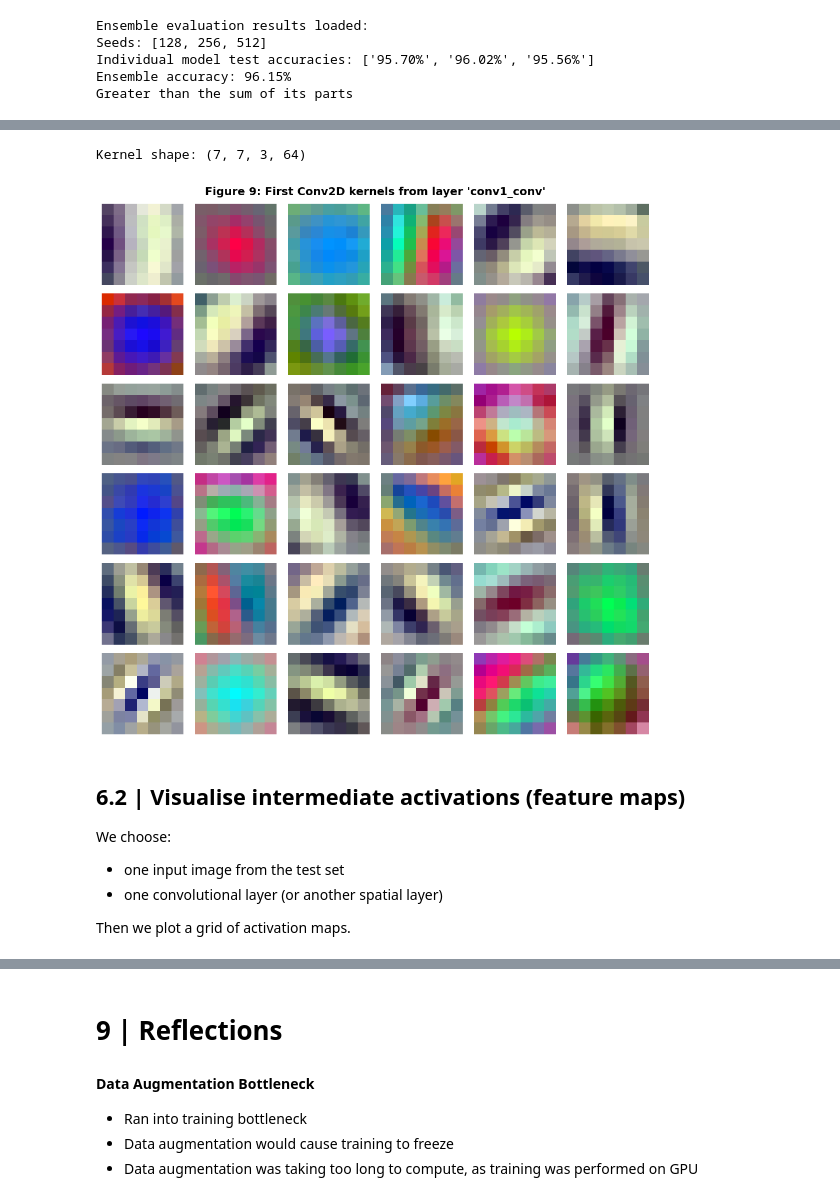
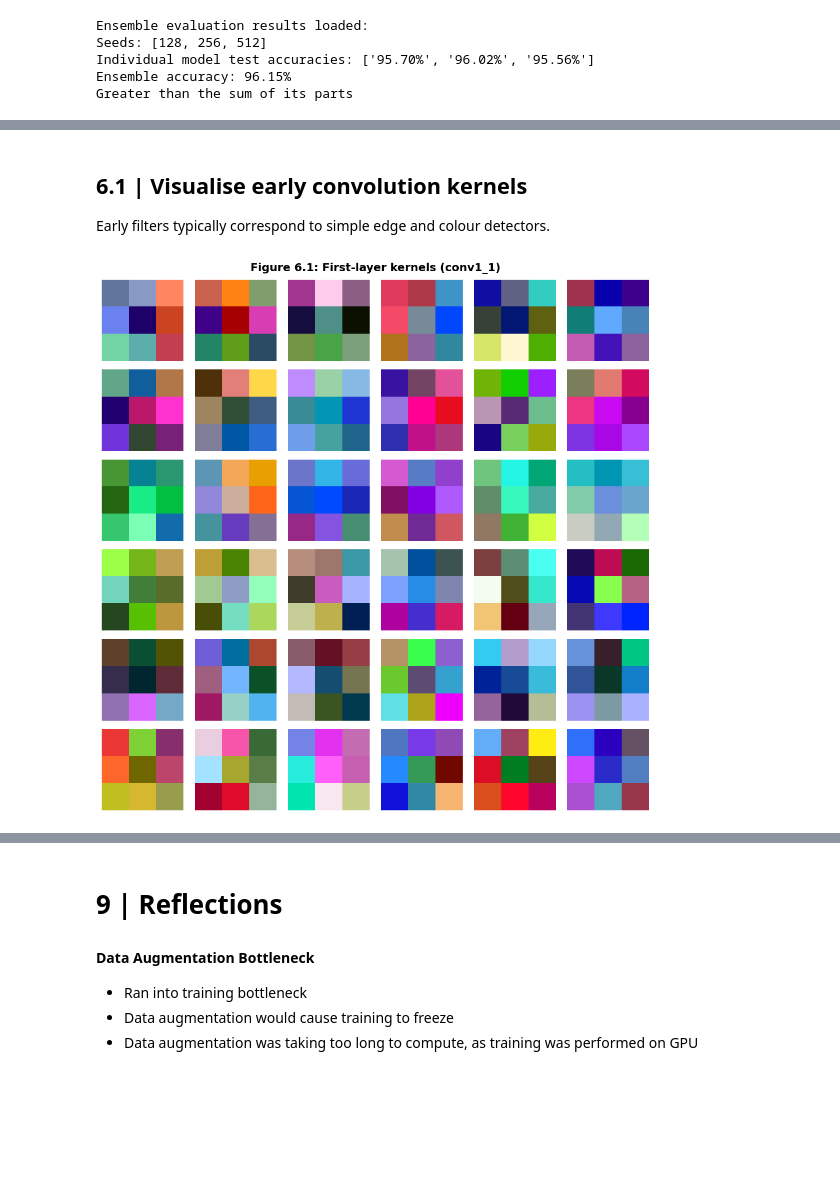
Before and after one commit to peaceman-per/S3-Neural-Networks-Coursework-2, a Jupyter notebook: CIFAR10_Neural_Networks_Coursework.ipynb, the cells around one changed output, grey strips where cells are left out. Drawn from its saved outputs; the diff is of its cells as text; code cells hidden in the pictures; blank space fills up the shorter version.

```diff
--- a/CIFAR10_Neural_Networks_Coursework.ipynb
+++ b/CIFAR10_Neural_Networks_Coursework.ipynb
@@ -2248,0 +2208,13 @@ We find the first Conv2D layer and plot a grid of its kernels.
+# %%
+Model_Path = 'saved_models/augmented_model_batch_1024.keras'
+viz_model = keras.models.load_model(
+    Model_Path,
+    custom_objects={"RandomAffineIDGLike": RandomAffineIDGLike},
+    compile=False,   # recommended for viz-only
+    safe_mode=False  # sometimes needed with custom objects
+)
+
+# Build/call once so model.output exists
+_ = viz_model.predict(X_test[:1].astype("float32"), verbose=0)
+
+viz_model.summary()
@@ -2249,66 +2243,50 @@ We find the first Conv2D layer and plot a grid of its kernels.
+# %% [markdown]
+## 6.1 | Visualise early convolution kernels
+
+Early filters typically correspond to simple edge and colour detectors.
 # %%
-def find_first_conv2d_layer(model):
-    for layer in model.layers:
-        if isinstance(layer, layers.Conv2D):
-            return layer
-        # also search inside nested models (common in transfer learning)
-        if isinstance(layer, keras.Model):
-            inner = find_first_conv2d_layer(layer)
-            if inner is not None:
-                return inner
+def find_first_conv2d(model):
+    for l in model.layers:
+        if isinstance(l, layers.Conv2D):
+            return l
     return None
 
 
-def plot_conv_kernels(conv_layer, max_kernels=32):
+def plot_conv_kernels(conv_layer, max_kernels=36):
     weights = conv_layer.get_weights()
-    if len(weights) == 0:
-        print("No weights found in layer")
-        return
-    kernel = weights[0]  # (kH, kW, inC, outC)
-    kH, kW, inC, outC = kernel.shape
-    print(f"Kernel shape: {kernel.shape}")
+    if not weights:
+        raise ValueError(f"Layer {conv_layer.name} has no weights")
 
+    k = weights[0]  # (kH, kW, inC, outC)
+    kH, kW, inC, outC = k.shape
     n = min(outC, max_kernels)
     grid = int(math.ceil(math.sqrt(n)))
 
-    # For RGB kernels: visualise per-output channel by collapsing input channels
-    # A simple approach is to normalise and show the first 3 channels if possible.
     fig, axes = plt.subplots(grid, grid, figsize=(10, 10))
     axes = np.array(axes).reshape(-1)
-
     for i in range(grid * grid):
         ax = axes[i]
         ax.axis('off')
         if i >= n:
             continue
 
-        k = kernel[:, :, :, i]
-        # normalise to 0..1 for display
-        k = (k - k.min()) / (k.max() - k.min() + 1e-8)
+        ker = k[:, :, :, i]
+        ker = (ker - ker.min()) / (ker.max() - ker.min() + 1e-8)
 
         if inC >= 3:
-            ax.imshow(k[:, :, :3])
+            ax.imshow(ker[:, :, :3])
         else:
-            ax.imshow(k[:, :, 0], cmap='viridis')
+            ax.imshow(ker[:, :, 0], cmap='viridis')
 
-    fig.suptitle(f"Figure 9: First Conv2D kernels from layer '{conv_layer.name}'", fontsize=14, fontweight='bold')
+    fig.suptitle(f"Figure 6.1: First-layer kernels ({conv_layer.name})", fontsize=14, fontweight='bold')
     plt.tight_layout()
     plt.show()
 
 
-first_conv = find_first_conv2d_layer(viz_model)
+first_conv = find_first_conv2d(viz_model)
 if first_conv is None:
-    print("No Conv2D layer found for kernel visualisation.")
+    print('No Conv2D found in top-level model layers. (If your model is nested, adjust the search.)')
 else:
-    plot_conv_kernels(first_conv, max_kernels=36)
+    plot_conv_kernels(first_conv)
 # %% [output]
-Kernel shape: (7, 7, 3, 64)
-[figure, old version]
+[figure, new version]
-# %% [markdown]
-## 6.2 | Visualise intermediate activations (feature maps)
-
-We choose:
-- one input image from the test set
-- one convolutional layer (or another spatial layer)
-
-Then we plot a grid of activation maps.
```
Also changed, not shown: parts of 19 cells of this notebook.
